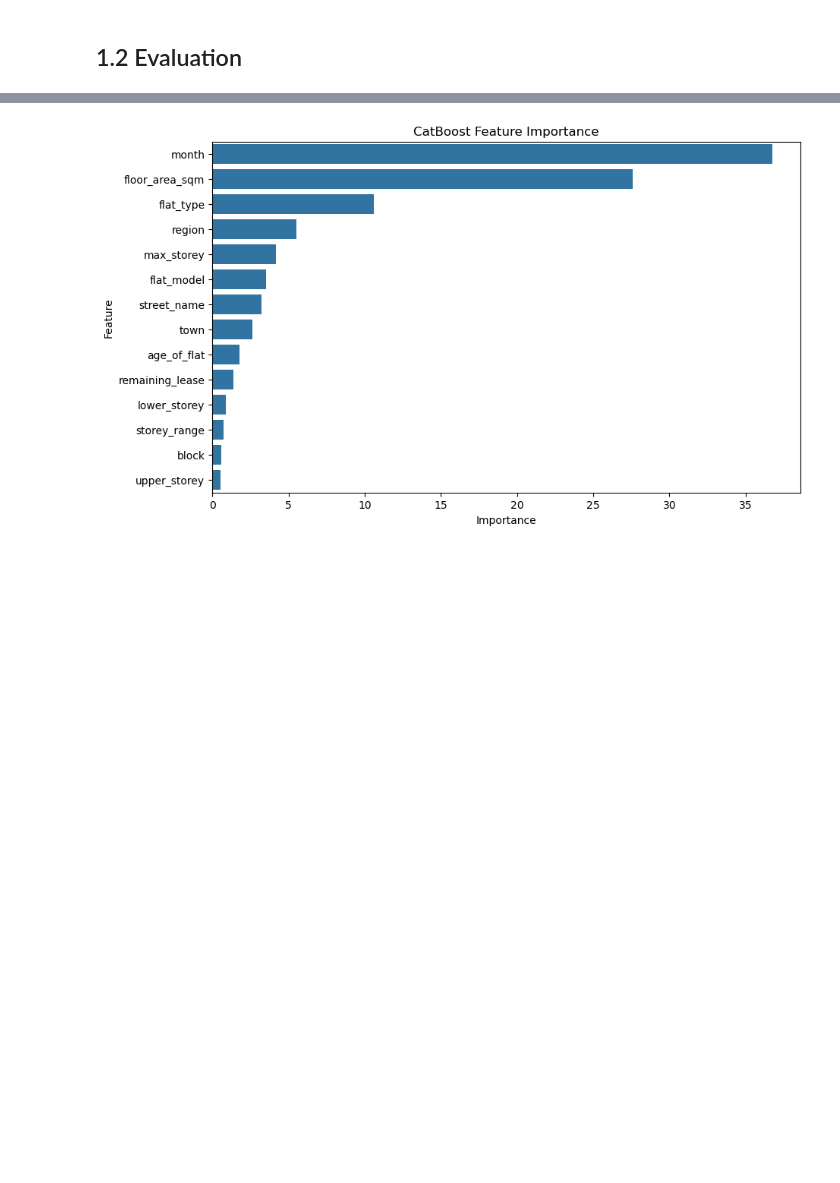
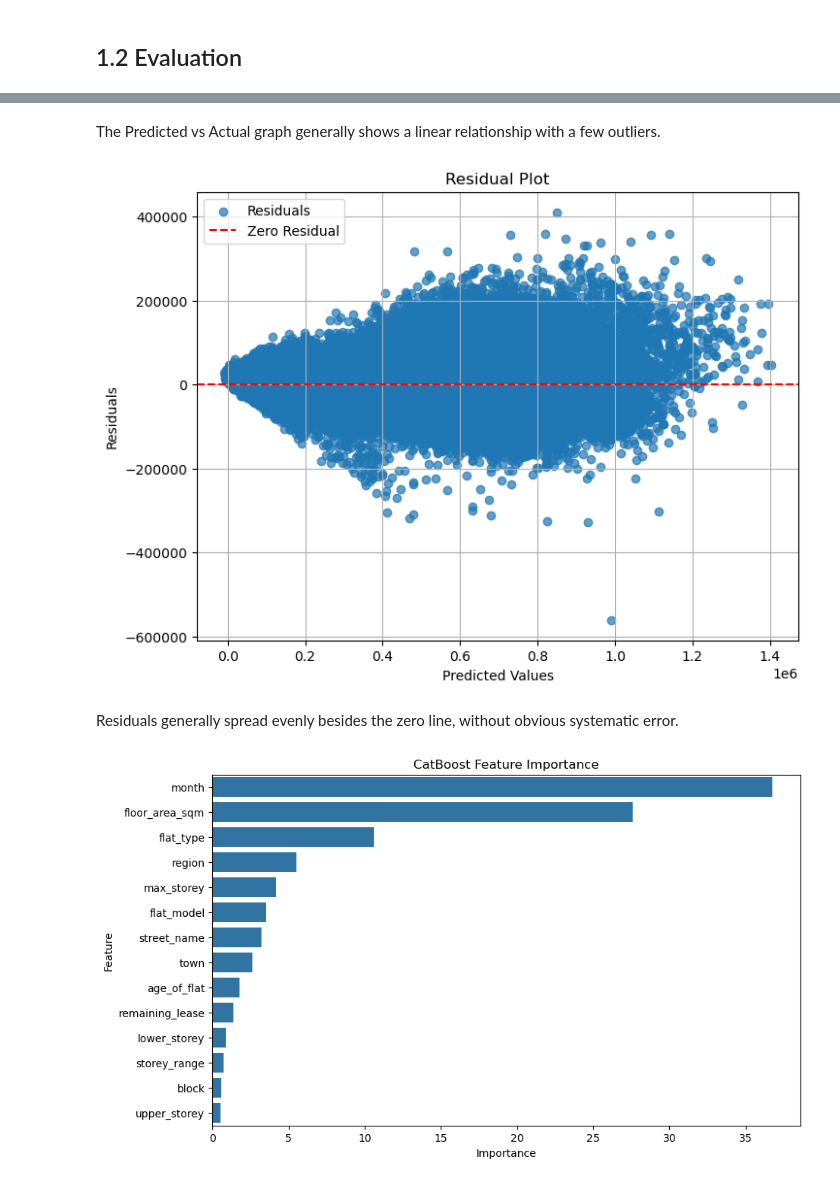
Before and after one commit to Zimmy313/HDB_HousingPrice_ML_Project, a Jupyter notebook: src/Boosting_model.ipynb, the cells around one changed output, grey strips where cells are left out. Cells and saved outputs as stored; diff of their text form; code cells hidden in the pictures; blank space fills up the shorter version.

```diff
--- a/src/Boosting_model.ipynb
+++ b/src/Boosting_model.ipynb
@@ -70,3 +113,24 @@ Test R2 Score: 0.969504429945646
+# %% [markdown]
+The Predicted vs Actual graph generally shows a linear relationship with a few outliers.
+# %%
+
+y_train = y_train.squeeze()  # Converts single-column DataFrame to Series
+train_residuals = y_train - y_train_pred
+
+# Plot residuals
+plt.figure(figsize=(8, 6))
+plt.scatter(y_train_pred, train_residuals, alpha=0.7, label='Residuals')
+plt.axhline(0, color='red', linestyle='--', label='Zero Residual')
+plt.title('Residual Plot')
+plt.xlabel('Predicted Values')
+plt.ylabel('Residuals')
+plt.grid(True)
+plt.legend()
+plt.show()
+# %% [output]
+[figure, added]
+# %% [markdown]
+Residuals generally spread evenly besides the zero line, without obvious systematic error.
 # %%
 # Extract feature importances from the CatBoost model
 feature_importances = pd.DataFrame({
```
Also changed, not shown: parts of 16 cells of this notebook, 10 other files.
